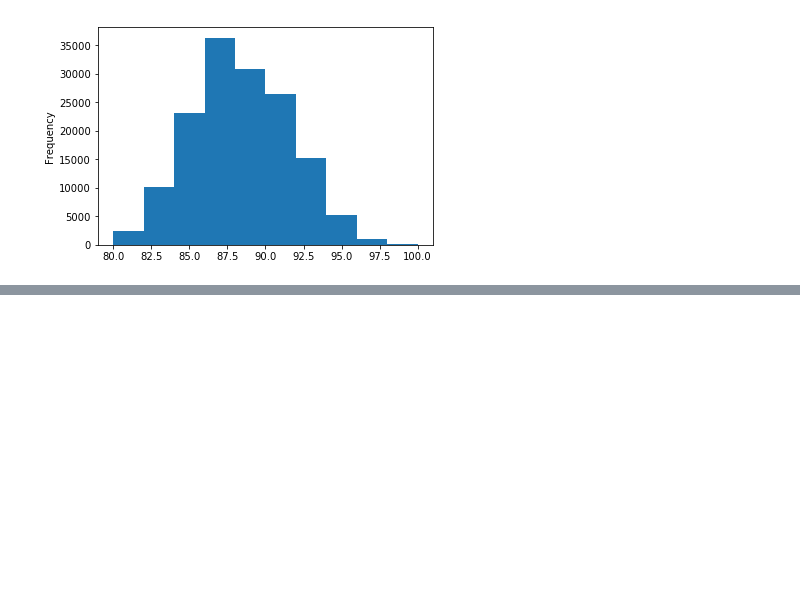
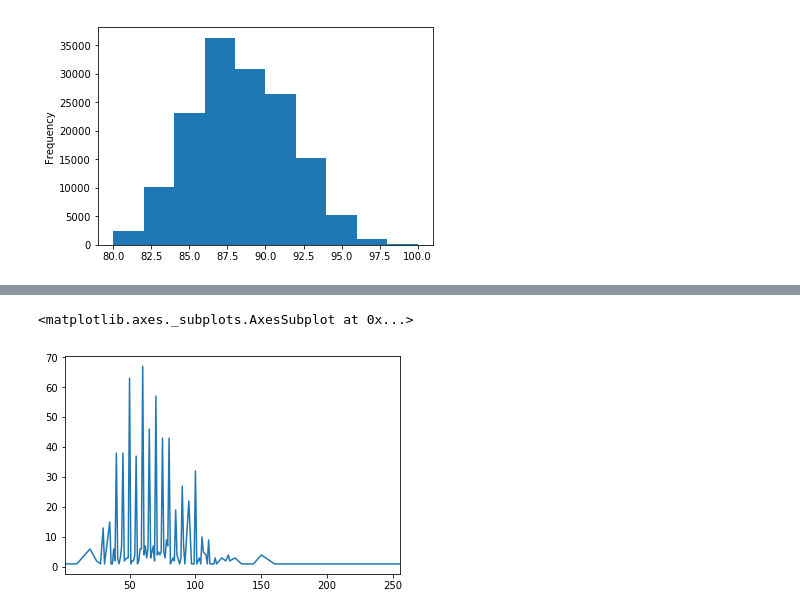
Before and after one commit to diprish/Kaggle, a Jupyter notebook: Univariate Plotting with Pandas.ipynb, the cells around one changed output, grey strips where cells are left out. Cells and saved outputs as stored; diff of their text form; code cells hidden in the pictures; blank space fills up the shorter version.

```diff
--- a/Univariate Plotting with Pandas.ipynb
+++ b/Univariate Plotting with Pandas.ipynb
@@ -69,0 +99,6 @@ reviews['points'].plot.hist()
+# %%
+#The frequency of Pokemon by HP stat total:
+pokemon['HP'].value_counts().sort_index().plot.line()
+# %% [output]
+<matplotlib.axes._subplots.AxesSubplot at 0x...>
+[figure, added]
```
Also changed, not shown: parts of 4 cells of this notebook, 6 other files.
